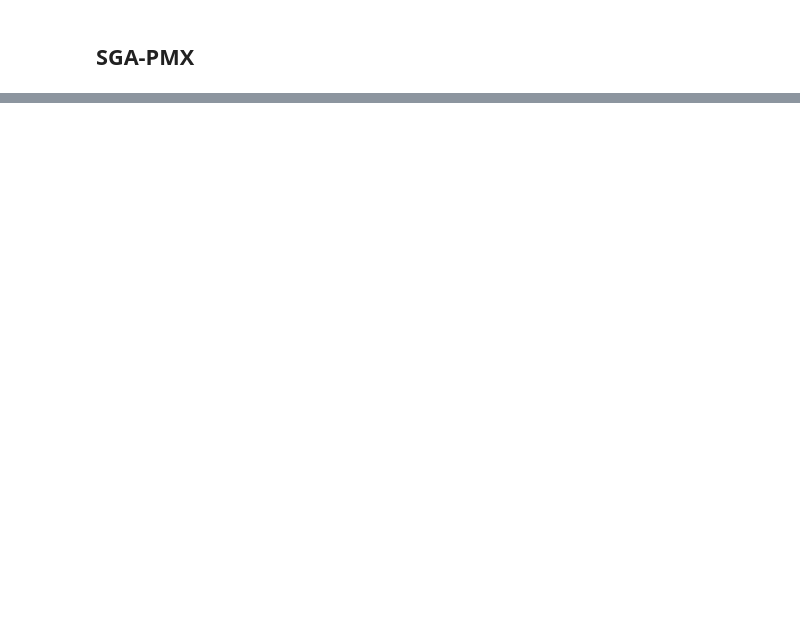
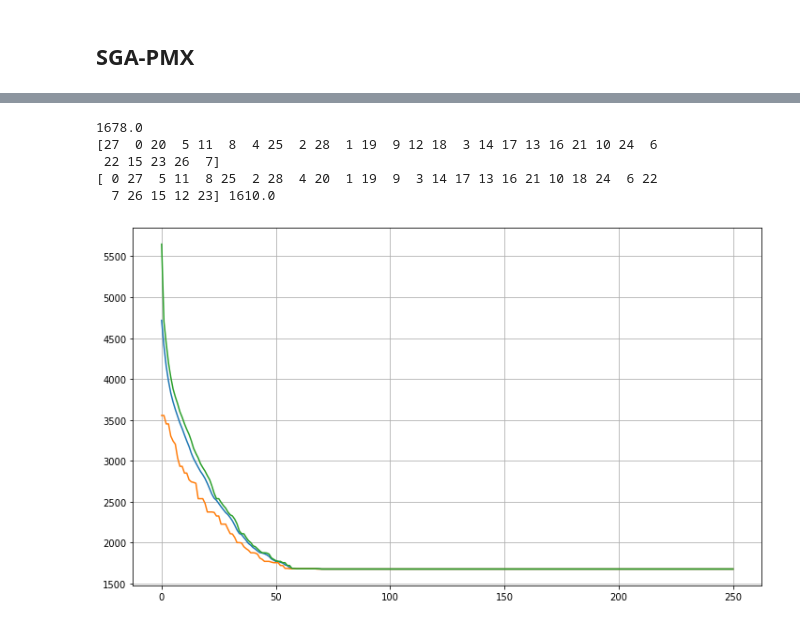
Before and after one commit to Kamil2601/University, a Jupyter notebook: Studia_magisterskie/Semestr_2/Algorytmy_Ewolucyjne/Lista_2/AE2018_SGA-PMX_Demo.ipynb, the cells around one changed output, grey strips where cells are left out. Saved outputs shown, nothing was run; the diff lists cells and outputs as text; code cells hidden in the pictures; blank space fills up the shorter version.

```diff
--- a/Studia_magisterskie/Semestr_2/Algorytmy_Ewolucyjne/Lista_2/AE2018_SGA-PMX_Demo.ipynb
+++ b/Studia_magisterskie/Semestr_2/Algorytmy_Ewolucyjne/Lista_2/AE2018_SGA-PMX_Demo.ipynb
@@ -642,0 +670,12 @@ kroA200_dist = distance_matrix(kroA200)
+# %%
+bayg29_res = evolution(dist=bayg29_dist, chromosome_length=29, number_of_iterations=250, population_size=500)
+print(bayg29_opt, tsp_objective_function(bayg29_opt, bayg29_dist))
+
+plot_min_max_mean(bayg29_res)
+# %% [output]
+1678.0
+[27  0 20  5 11  8  4 25  2 28  1 19  9 12 18  3 14 17 13 16 21 10 24  6
+ 22 15 23 26  7]
+[ 0 27  5 11  8 25  2 28  4 20  1 19  9  3 14 17 13 16 21 10 18 24  6 22
+  7 26 15 12 23] 1610.0
+[figure, added]
```
Also changed, not shown: parts of 21 cells of this notebook.
